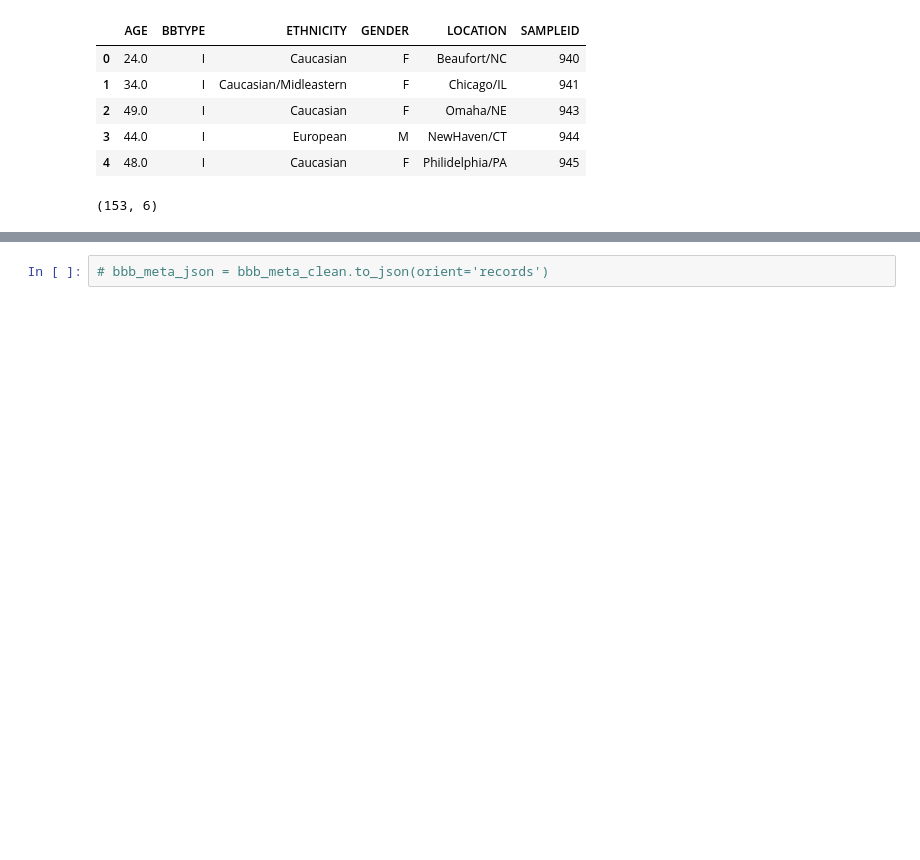
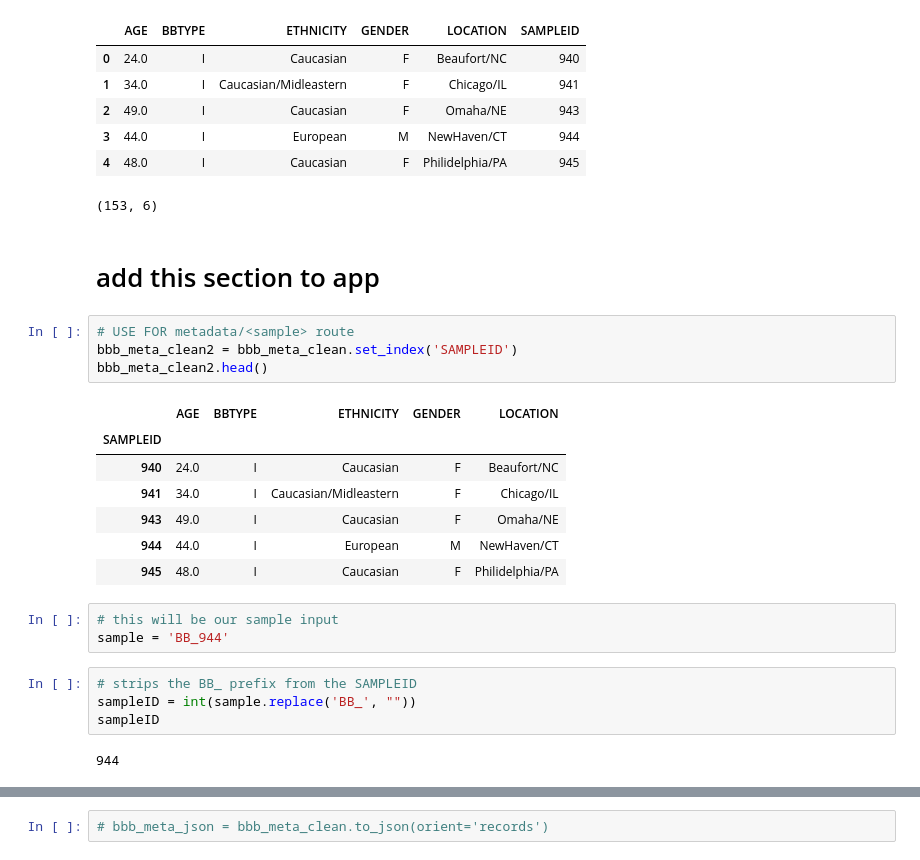
Before and after one commit to ABFdata/Homework, a Jupyter notebook: BellyButtonBio/Generators/bbb_andy_query.ipynb, the cells around one changed output, grey strips where cells are left out. Cells and saved outputs as stored; diff of their text form; blank space fills up the shorter version.

```diff
--- a/BellyButtonBio/Generators/bbb_andy_query.ipynb
+++ b/BellyButtonBio/Generators/bbb_andy_query.ipynb
@@ -115,3 +116,26 @@ bbb_meta_clean.shape
 | 3 | 44.0 | I | European | M | NewHaven/CT | 944 |
 | 4 | 48.0 | I | Caucasian | F | Philidelphia/PA | 945 |
 (153, 6)
+# %% [markdown]
+# add this section to app
+# %%
+# USE FOR metadata/<sample> route
+bbb_meta_clean2 = bbb_meta_clean.set_index('SAMPLEID')
+bbb_meta_clean2.head()
+# %% [output]
+|  | AGE | BBTYPE | ETHNICITY | GENDER | LOCATION |
+| SAMPLEID |  |  |  |  |  |
+| 940 | 24.0 | I | Caucasian | F | Beaufort/NC |
+| 941 | 34.0 | I | Caucasian/Midleastern | F | Chicago/IL |
+| 943 | 49.0 | I | Caucasian | F | Omaha/NE |
+| 944 | 44.0 | I | European | M | NewHaven/CT |
+| 945 | 48.0 | I | Caucasian | F | Philidelphia/PA |
+# %%
+# this will be our sample input
+sample = 'BB_944'
+# %%
+# strips the BB_ prefix from the SAMPLEID
+sampleID = int(sample.replace('BB_', ""))
+sampleID
+# %% [output]
+944
```
Also changed, not shown: parts of 40 cells of this notebook, 4 other files.
